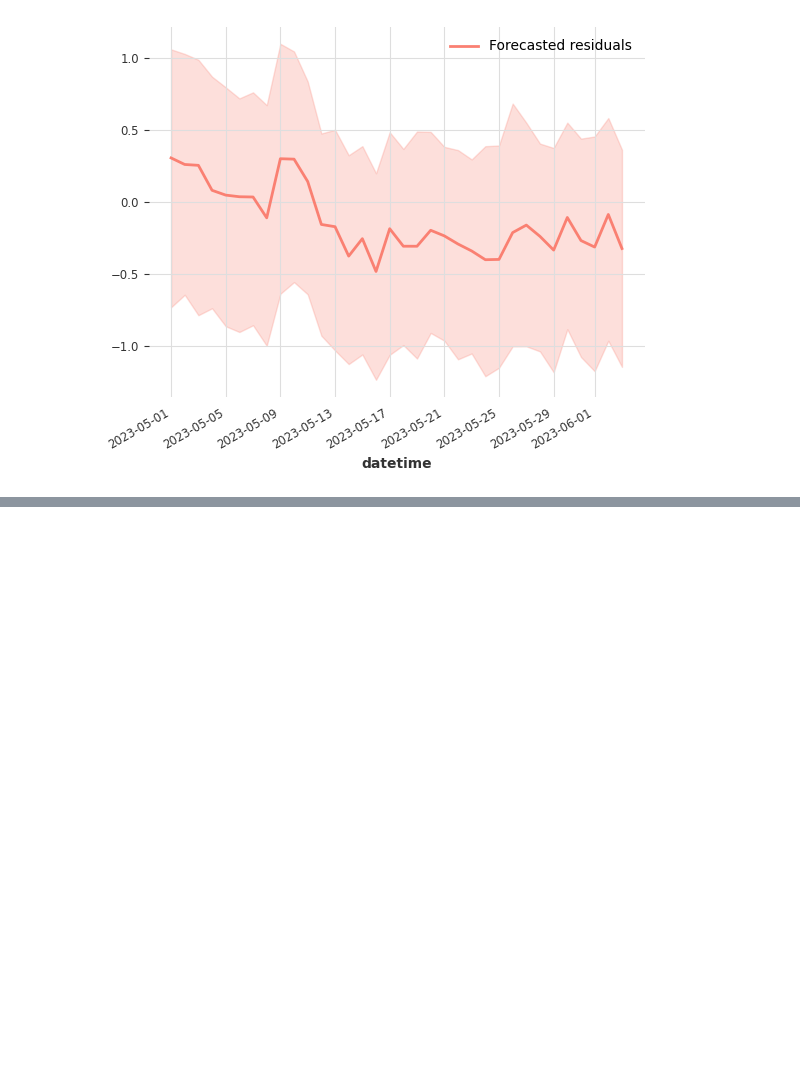
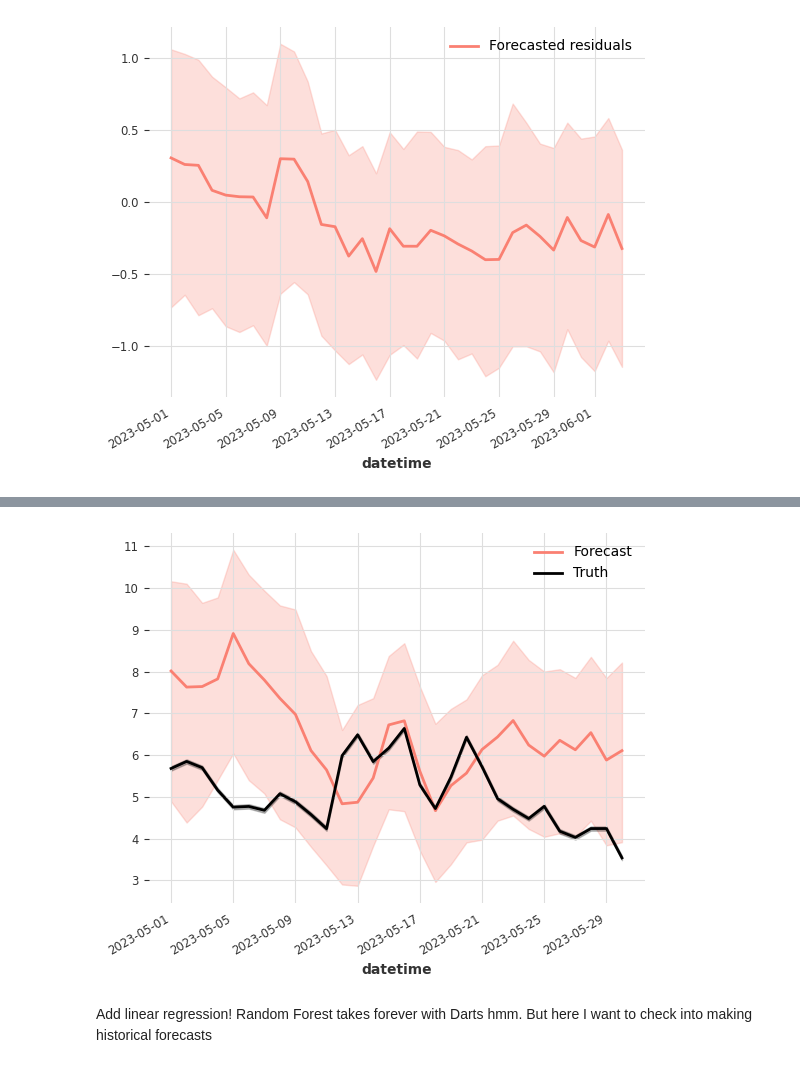
Before and after one commit to boettiger-lab/neon4cast-darts-submit, a Jupyter notebook: residual_learning/general_residual_correction.ipynb, the cells around one changed output, grey strips where cells are left out. Cells and saved outputs as stored; diff of their text form; code cells hidden in the pictures; blank space fills up the shorter version.

```diff
--- a/residual_learning/general_residual_correction.ipynb
+++ b/residual_learning/general_residual_correction.ipynb
@@ -283,0 +567,9 @@ plt.show()
+# %%
+model = BaseForecaster(model="TCN",
+                       input_csv_name="aquatics-ARIK-oxygen-Predicted.csv",
+                       target_variable_column_name="oxygen",
+                       datetime_column_name="datetime",
+                       covariates_names=["air_temperature"],
+                       output_csv_name="trash.csv",
+                       validation_split_date="2023-05-01",
+                       tune_model=True)
@@ -283,0 +642,17 @@ plt.show()
+# %%
+df = pd.read_csv("trash.csv")
+times = pd.to_datetime(df["datetime"])
+times = pd.DatetimeIndex(times)
+values = df.loc[:, df.columns!="datetime"].to_numpy().reshape((30, 1, -1))
+direct_predictions_ts = TimeSeries.from_times_and_values(times,
+                                                         values,
+                                                         fill_missing_dates=True, freq="D")
+
+plt.clf()
+direct_predictions_ts.plot(color="salmon", label="Forecast")
+model.validation_set[:30].plot(color="black", label="Truth")
+plt.show()
+# %% [output]
+[figure, added]
+# %% [markdown]
+Add linear regression! Random Forest takes forever with Darts hmm. But here I want to check into making historical forecasts
```
Also changed, not shown: parts of 14 cells of this notebook.
